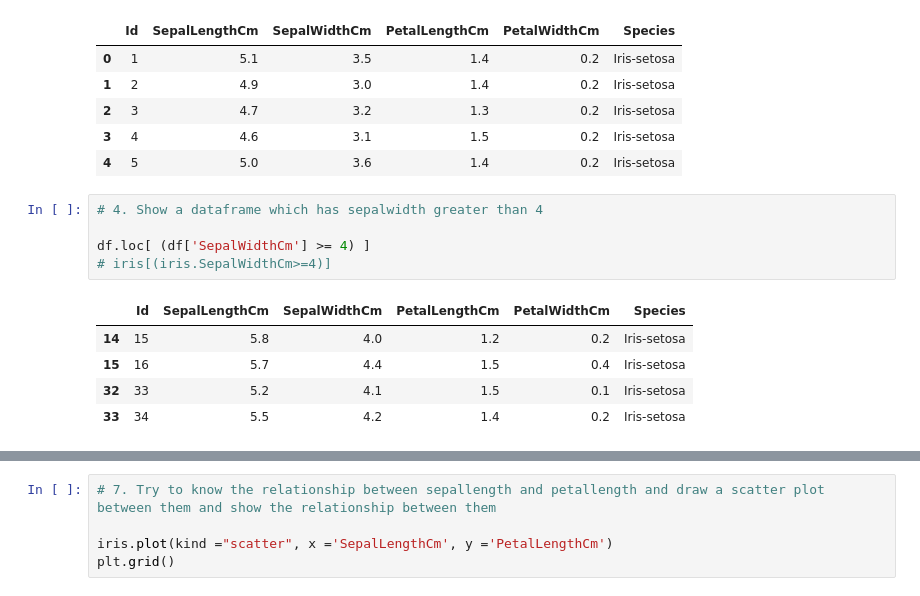
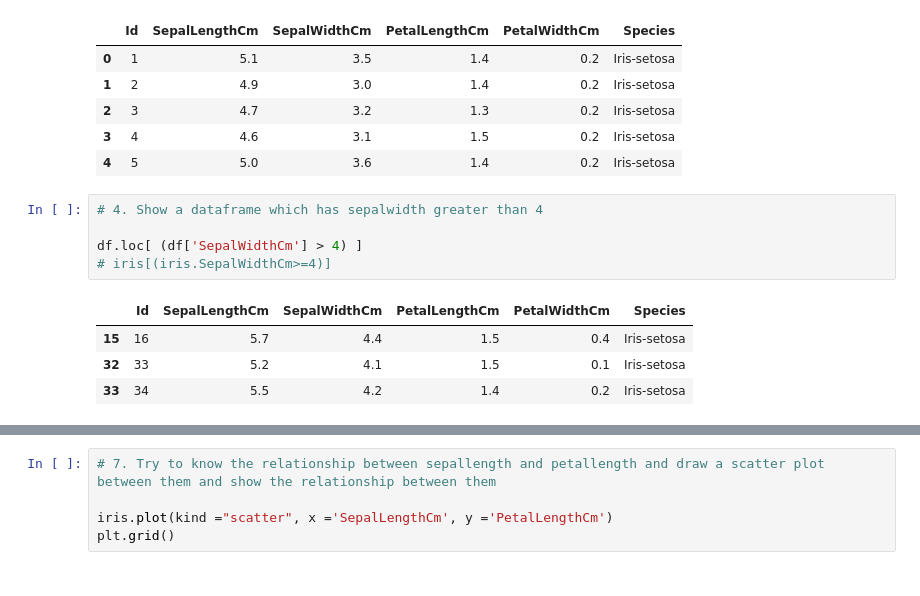
Before and after one commit to Thien-Nguyen-Git/Iris_Flowers, a Jupyter notebook: Beautiful_Flowers.ipynb, the cells around one changed output, grey strips where cells are left out. Drawn from its saved outputs; the diff is of its cells as text.

```diff
--- a/Beautiful_Flowers.ipynb
+++ b/Beautiful_Flowers.ipynb
@@ -44,11 +44,10 @@ df.head()
 # %%
 # 4. Show a dataframe which has sepalwidth greater than 4
 
-df.loc[ (df['SepalWidthCm'] >= 4) ]
+df.loc[ (df['SepalWidthCm'] > 4) ]
 # iris[(iris.SepalWidthCm>=4)]
 # %% [output]
 |  | Id | SepalLengthCm | SepalWidthCm | PetalLengthCm | PetalWidthCm | Species |
-| 14 | 15 | 5.8 | 4.0 | 1.2 | 0.2 | Iris-setosa |
 | 15 | 16 | 5.7 | 4.4 | 1.5 | 0.4 | Iris-setosa |
 | 32 | 33 | 5.2 | 4.1 | 1.5 | 0.1 | Iris-setosa |
 | 33 | 34 | 5.5 | 4.2 | 1.4 | 0.2 | Iris-setosa |
```
Also changed, not shown: parts of 26 cells of this notebook.
